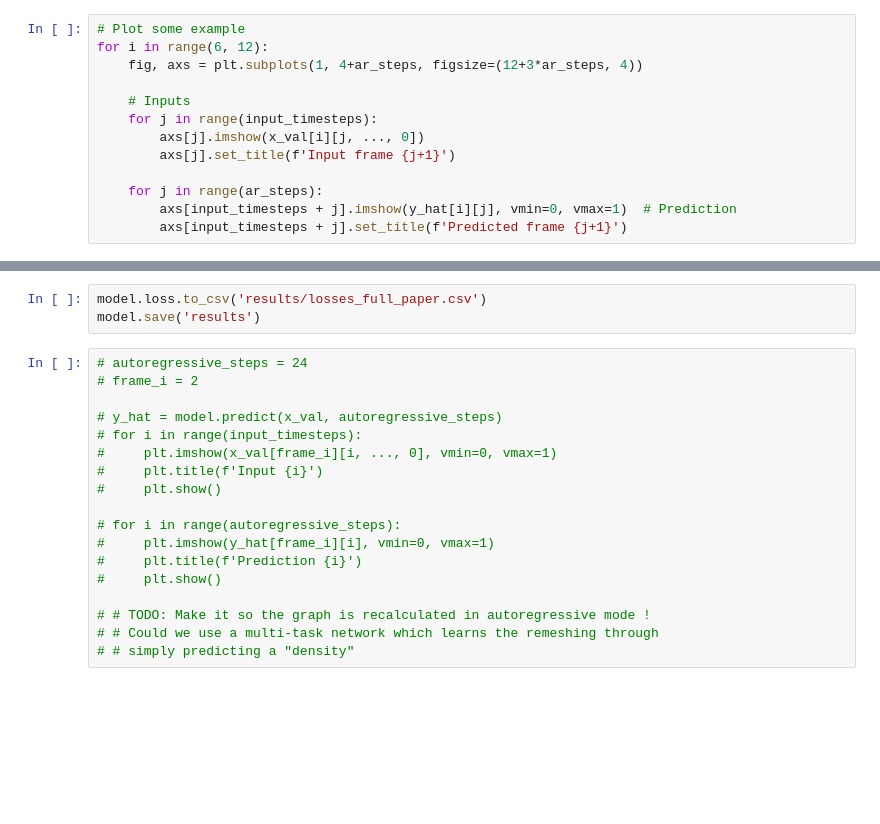
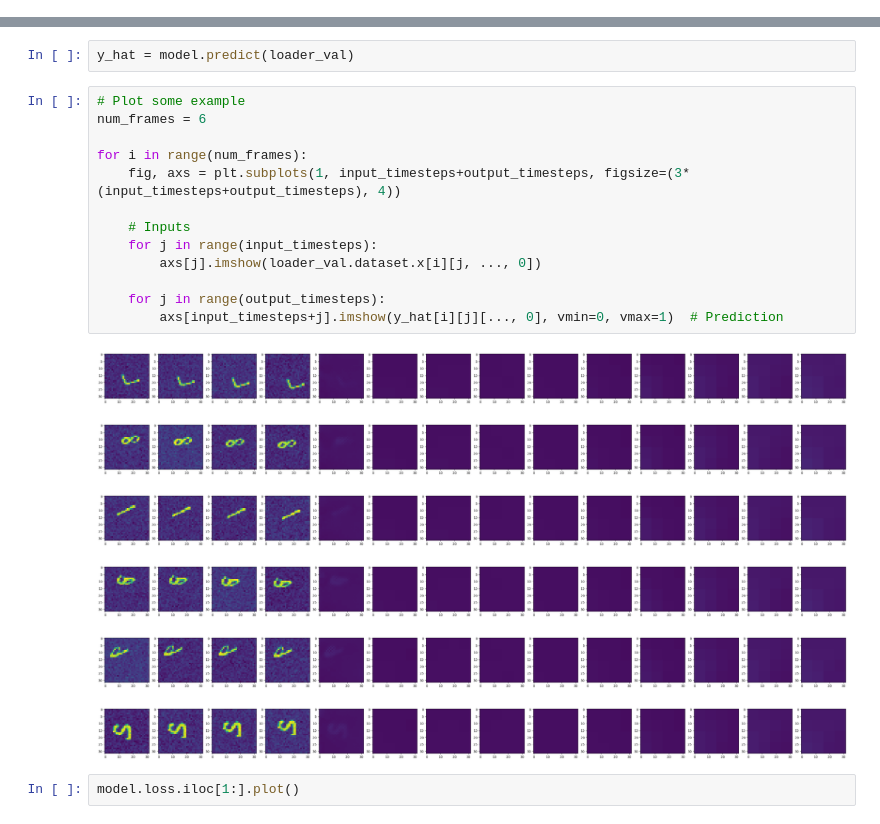
Before and after one commit to zach-gousseau/Quadtree-MPNNLSTM, a Jupyter notebook: moving_mnist_example.ipynb, the cells around one changed output, grey strips where cells are left out. Drawn from its saved outputs; the diff is of its cells as text; blank space fills up the shorter version.

```diff
--- a/moving_mnist_example.ipynb
+++ b/moving_mnist_example.ipynb
@@ -142,13 +107,0 @@ y_hat = model.predict(x_val, ar_steps)
-# %%
-# Plot some example
-for i in range(6, 12):
-    fig, axs = plt.subplots(1, 4+ar_steps, figsize=(12+3*ar_steps, 4))
-
-    # Inputs
-    for j in range(input_timesteps):
-        axs[j].imshow(x_val[i][j, ..., 0])
-        axs[j].set_title(f'Input frame {j+1}')
-
-    for j in range(ar_steps):
-        axs[input_timesteps + j].imshow(y_hat[i][j], vmin=0, vmax=1)  # Prediction
-        axs[input_timesteps + j].set_title(f'Predicted frame {j+1}')
@@ -167,21 +162,24 @@ model.loss.plot()
-# %%
-model.loss.to_csv('results/losses_full_paper.csv')
-model.save('results')
-# %%
-# autoregressive_steps = 24
-# frame_i = 2
-
-# y_hat = model.predict(x_val, autoregressive_steps)
-# for i in range(input_timesteps):
-#     plt.imshow(x_val[frame_i][i, ..., 0], vmin=0, vmax=1)
-#     plt.title(f'Input {i}')
-#     plt.show()
-
-# for i in range(autoregressive_steps):
-#     plt.imshow(y_hat[frame_i][i], vmin=0, vmax=1)
-#     plt.title(f'Prediction {i}')
-#     plt.show()
-
-# # TODO: Make it so the graph is recalculated in autoregressive mode !
-# # Could we use a multi-task network which learns the remeshing through
-# # simply predicting a "density"
+# %%
+y_hat = model.predict(loader_val)
+# %%
+# Plot some example
+num_frames = 6
+
+for i in range(num_frames):
+    fig, axs = plt.subplots(1, input_timesteps+output_timesteps, figsize=(3*(input_timesteps+output_timesteps), 4))
+
+    # Inputs
+    for j in range(input_timesteps):
+        axs[j].imshow(loader_val.dataset.x[i][j, ..., 0])
+
+    for j in range(output_timesteps):
+        axs[input_timesteps+j].imshow(y_hat[i][j][..., 0], vmin=0, vmax=1)  # Prediction
+# %% [output]
+[figure, added]
+[figure, added]
+[figure, added]
+[figure, added]
+[figure, added]
+[figure, added]
+# %%
+model.loss.iloc[1:].plot()
```
Also changed, not shown: parts of 17 cells of this notebook, 25 other files.
